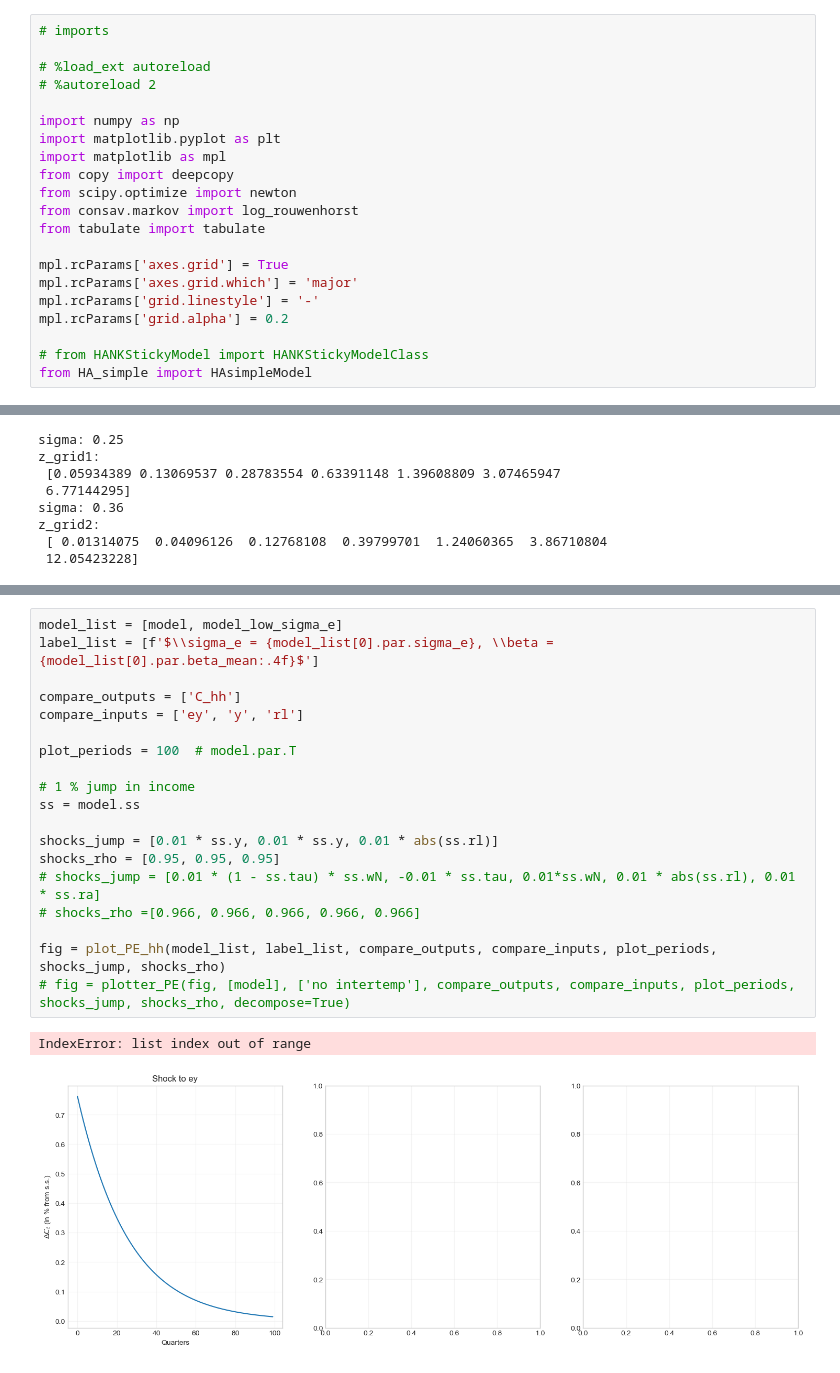
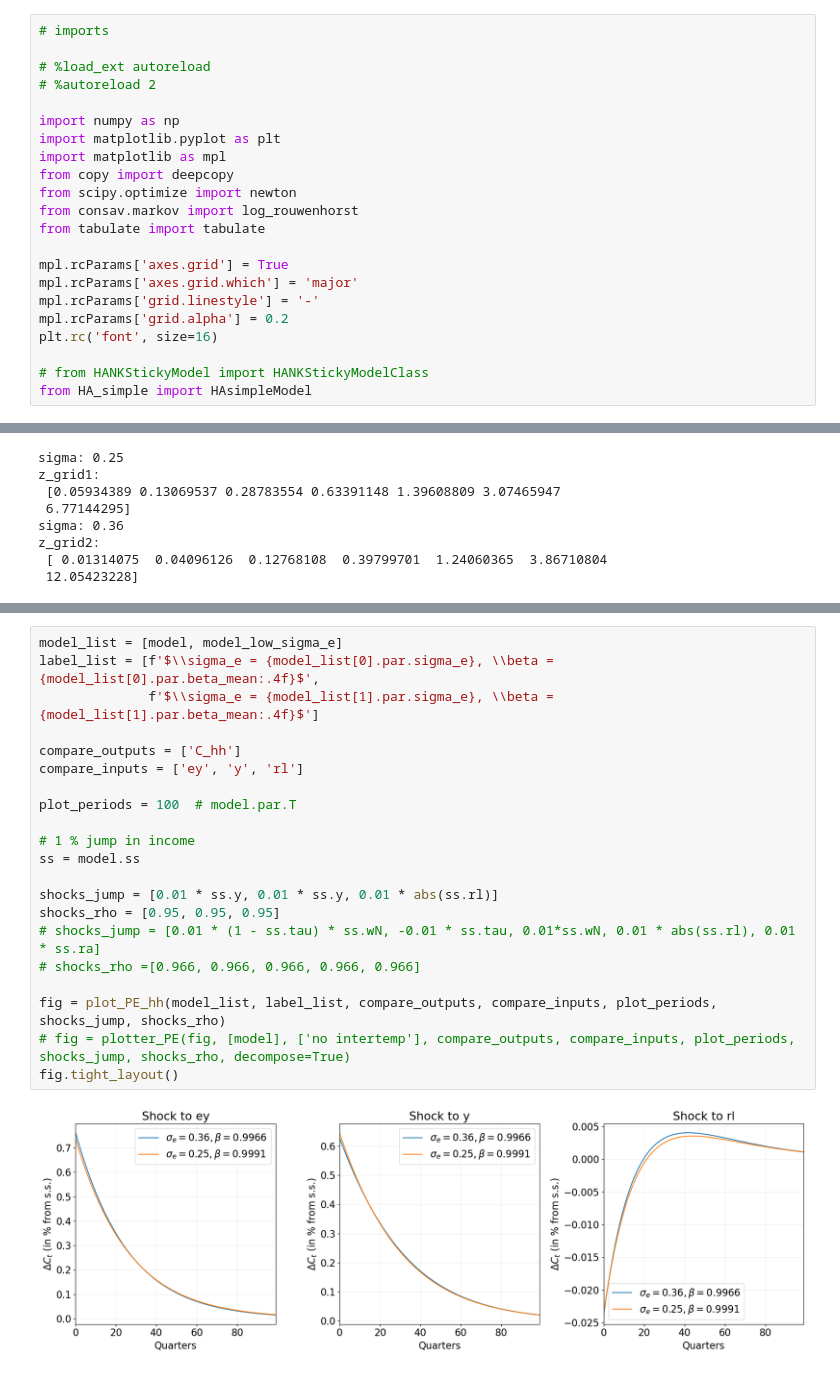
Before and after one commit to YanWin/StickyInformationHANK, a Jupyter notebook: notebooks/Replication_Notebooks/MPC_iMPC_matching.ipynb, the cells around one changed output, grey strips where cells are left out. Cells and saved outputs as stored; diff of their text form.

```diff
--- a/notebooks/Replication_Notebooks/MPC_iMPC_matching.ipynb
+++ b/notebooks/Replication_Notebooks/MPC_iMPC_matching.ipynb
@@ -20,6 +20,7 @@ mpl.rcParams['axes.grid'] = True
 mpl.rcParams['axes.grid.which'] = 'major'
 mpl.rcParams['grid.linestyle'] = '-'
 mpl.rcParams['grid.alpha'] = 0.2
+plt.rc('font', size=16)
 
 # from HANKStickyModel import HANKStickyModelClass
 from HA_simple import HAsimpleModel
@@ -1297,22 +1328,23 @@ ax2.legend()
 # %%
 model_list = [model, model_low_sigma_e]
-label_list = [f'$\\sigma_e = {model_list[0].par.sigma_e}, \\beta = {model_list[0].par.beta_mean:.4f}$']
+label_list = [f'$\\sigma_e = {model_list[0].par.sigma_e}, \\beta = {model_list[0].par.beta_mean:.4f}$',
+              f'$\\sigma_e = {model_list[1].par.sigma_e}, \\beta = {model_list[1].par.beta_mean:.4f}$']
 
 compare_outputs = ['C_hh']
 compare_inputs = ['ey', 'y', 'rl']
 
 plot_periods = 100  # model.par.T
 
 # 1 % jump in income
 ss = model.ss
 
 shocks_jump = [0.01 * ss.y, 0.01 * ss.y, 0.01 * abs(ss.rl)]
 shocks_rho = [0.95, 0.95, 0.95]
 # shocks_jump = [0.01 * (1 - ss.tau) * ss.wN, -0.01 * ss.tau, 0.01*ss.wN, 0.01 * abs(ss.rl), 0.01 * ss.ra]
 # shocks_rho =[0.966, 0.966, 0.966, 0.966, 0.966]
 
 fig = plot_PE_hh(model_list, label_list, compare_outputs, compare_inputs, plot_periods, shocks_jump, shocks_rho)
 # fig = plotter_PE(fig, [model], ['no intertemp'], compare_outputs, compare_inputs, plot_periods, shocks_jump, shocks_rho, decompose=True)
+fig.tight_layout()
 # %% [output]
-IndexError: list index out of range
-[figure, old version]
+[figure, new version]
```
Also changed, not shown: parts of 44 cells of this notebook, 8 other files.
